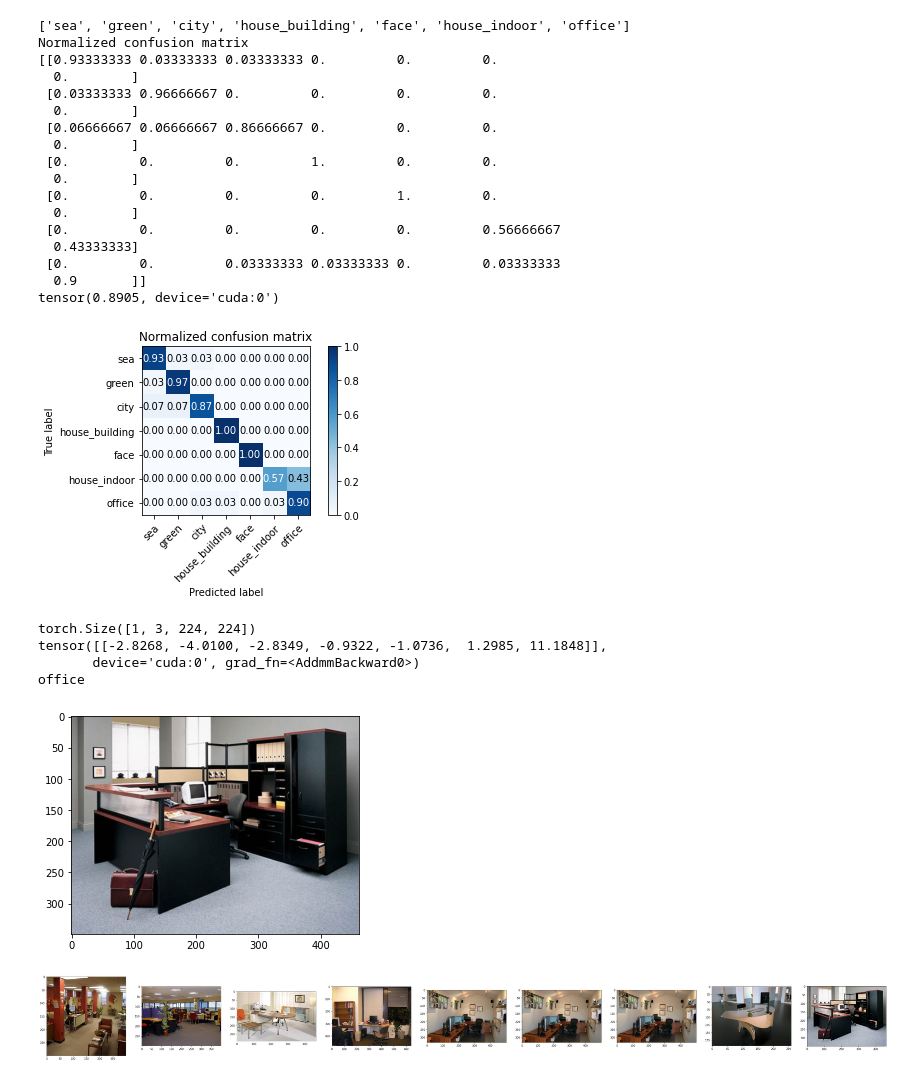
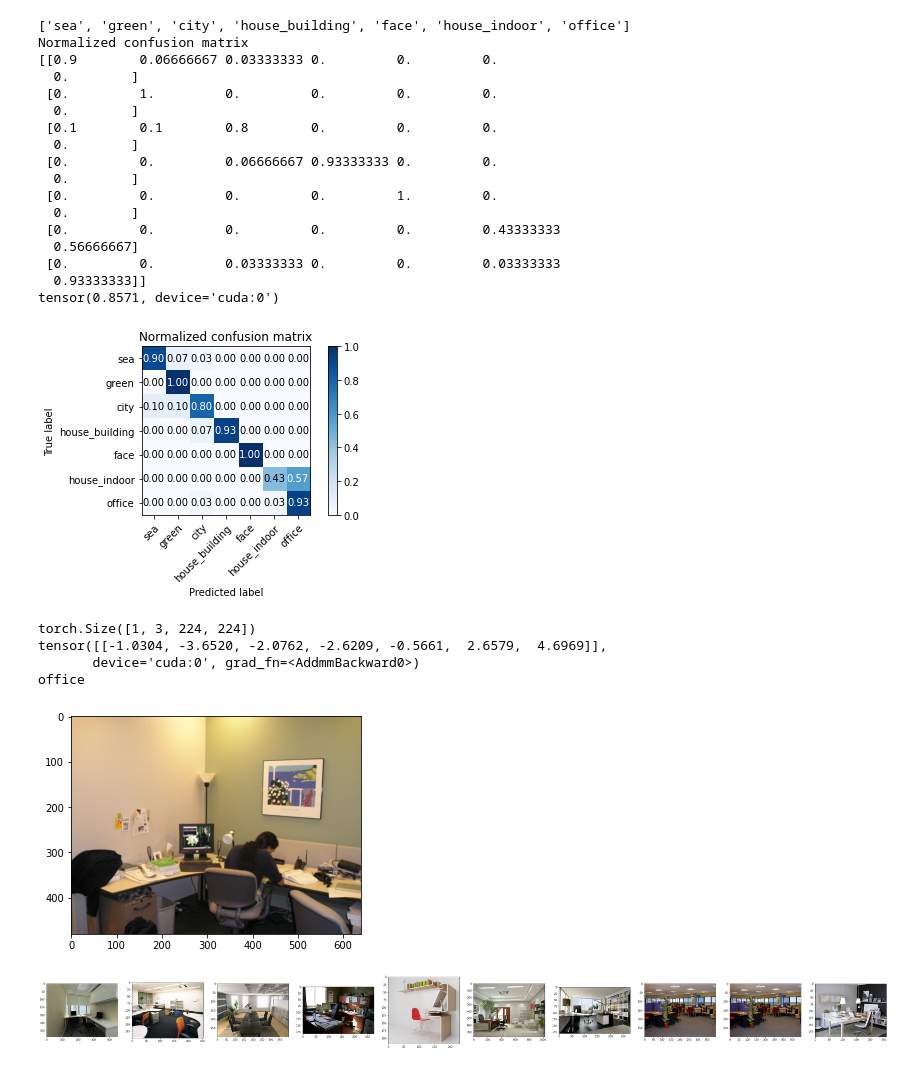
Before and after one commit to lacie-life/ImageSearchEngine, a Jupyter notebook: code/DL/model_eval.ipynb, the cells around one changed output. Saved outputs shown, nothing was run; the diff lists cells and outputs as text; code cells hidden in the pictures.

```diff
--- a/code/DL/model_eval.ipynb
+++ b/code/DL/model_eval.ipynb
@@ -20,10 +20,34 @@ import copy
 
 num_classes = 7
 batch_size = 32
-feature_extract = True
-pretrained = True
+feature_extract = False
+pretrained = False
 input_size = 224
 
 classes_name = ['sea', 'green', 'city', 'house_building', 'face', 'house_indoor', 'office']
+BASE_DIR = '/home/jun/Github/BoVW/dataset/'
 
 confusion_matrix = torch.zeros(num_classes, num_classes)
+# %%
+import random
+from PIL import Image
+
+images = []
+
+for folder in os.listdir(BASE_DIR + 'test'):
+    for image in os.listdir(BASE_DIR + 'test' + '/' + folder):
+        images.append(os.path.join(BASE_DIR + 'test', folder, image))
+
+plt.figure(1, figsize=(15, 9))
+plt.axis('off')
+n = 0
+for i in range(16):
+    n += 1
+    random_img = random.choice(images)
+    imgs = cv2.imread(random_img)
+    imgs = cv2.cvtColor(imgs, cv2.COLOR_BGR2RGB)
+    plt.subplot(4, 4, n)
+    plt.axis('off')
+    plt.imshow(imgs)
+
+plt.show()
@@ -100,8 +126,6 @@ def eval_model(model, dataloaders, test_ds):
 
     return running_corrects/len(test_ds.image_list)
 # %%
-BASE_DIR = '/home/jun/Github/BoVW/dataset/'
-
 test_ds = Dataset(BASE_DIR)
 test_dl = DataLoader(test_ds, batch_size=batch_size, shuffle=True)
 
@@ -111,7 +135,9 @@ model.fc = nn.Linear(num_ftrs,num_classes)
 
 # model =  torch.nn.DataParallel(model).cuda()
 model.cuda()
-model.load_state_dict(torch.load('./model/net26-0.004.pth'))
+
+# Load model trained
+model.load_state_dict(torch.load('./model/net11-0.050.pth'))
 
 loss_fn = torch.nn.CrossEntropyLoss()
 acc = eval_model(model, test_dl, test_ds)
@@ -119,24 +145,24 @@ print(acc)
 # %% [output]
 ['sea', 'green', 'city', 'house_building', 'face', 'house_indoor', 'office']
 Normalized confusion matrix
-[[0.93333333 0.03333333 0.03333333 0.         0.         0.
+[[0.9        0.06666667 0.03333333 0.         0.         0.
   0.        ]
- [0.03333333 0.96666667 0.         0.         0.         0.
+ [0.         1.         0.         0.         0.         0.
   0.        ]
- [0.06666667 0.06666667 0.86666667 0.         0.         0.
+ [0.1        0.1        0.8        0.         0.         0.
   0.        ]
- [0.         0.         0.         1.         0.         0.
+ [0.         0.         0.06666667 0.93333333 0.         0.
   0.        ]
  [0.         0.         0.         0.         1.         0.
   0.        ]
- [0.         0.         0.         0.         0.         0.56666667
-  0.43333333]
- [0.         0.         0.03333333 0.03333333 0.         0.03333333
-  0.9       ]]
-tensor(0.8905, device='cuda:0')
+ [0.         0.         0.         0.         0.         0.43333333
+  0.56666667]
+ [0.         0.         0.03333333 0.         0.         0.03333333
+  0.93333333]]
+tensor(0.8571, device='cuda:0')
-[figure, old version]
+[figure, new version]
 # %%
-sample_test_img = cv2.imread(BASE_DIR + 'test/office/office_test-005.jpg')
+sample_test_img = cv2.imread(BASE_DIR + 'test/office/office_test-001.jpg')
 sample_test_img = cv2.cvtColor(sample_test_img, cv2.COLOR_BGR2RGB)
 
 test_img = cv2.resize(sample_test_img, (input_size,input_size), interpolation=cv2.INTER_CUBIC)
@@ -154,7 +180,7 @@ _, preds = torch.max(outputs, 1)
 print(classes_name[preds])
 # %% [output]
 torch.Size([1, 3, 224, 224])
-tensor([[-2.8268, -4.0100, -2.8349, -0.9322, -1.0736,  1.2985, 11.1848]],
+tensor([[-1.0304, -3.6520, -2.0762, -2.6209, -0.5661,  2.6579,  4.6969]],
        device='cuda:0', grad_fn=<AddmmBackward0>)
 office
 # %%
@@ -187,27 +213,27 @@ np.flip(sample_test_img, axis=-1)
 plt.imshow(sample_test_img)
 plt.show()
 # %% [output]
-[figure, old version]
+[figure, new version]
 # %%
 match_rank = np.asarray(match_rank)
 match_rank = match_rank[match_rank[:,1].argsort()]
 
 # print(match_rank)
 
 # Top-k ranking
 k = 10
-top_k_rank = match_rank[len(pred_file_ls)-k:,0]
+top_k_rank = match_rank[len(pred_file_ls)- k - 1:,0]
 
 # print(top_k_rank)
 
 fig = plt.figure(figsize=(64,256))
-columns = k
+columns = k + 1
 rows = 1
-for i in range(1,k):
+for i in range(1,k+1):
     img = cv2.imread(BASE_DIR + 'train/' + classes_name[preds] + '/' + pred_file_ls[top_k_rank[i]])
     img = cv2.cvtColor(img, cv2.COLOR_BGR2RGB)
     fig.add_subplot(rows, columns, i)
     plt.imshow(img)
 plt.show()
 # %% [output]
-[figure, old version]
+[figure, new version]
```
Also changed, not shown: parts of 1 cell of this notebook.
